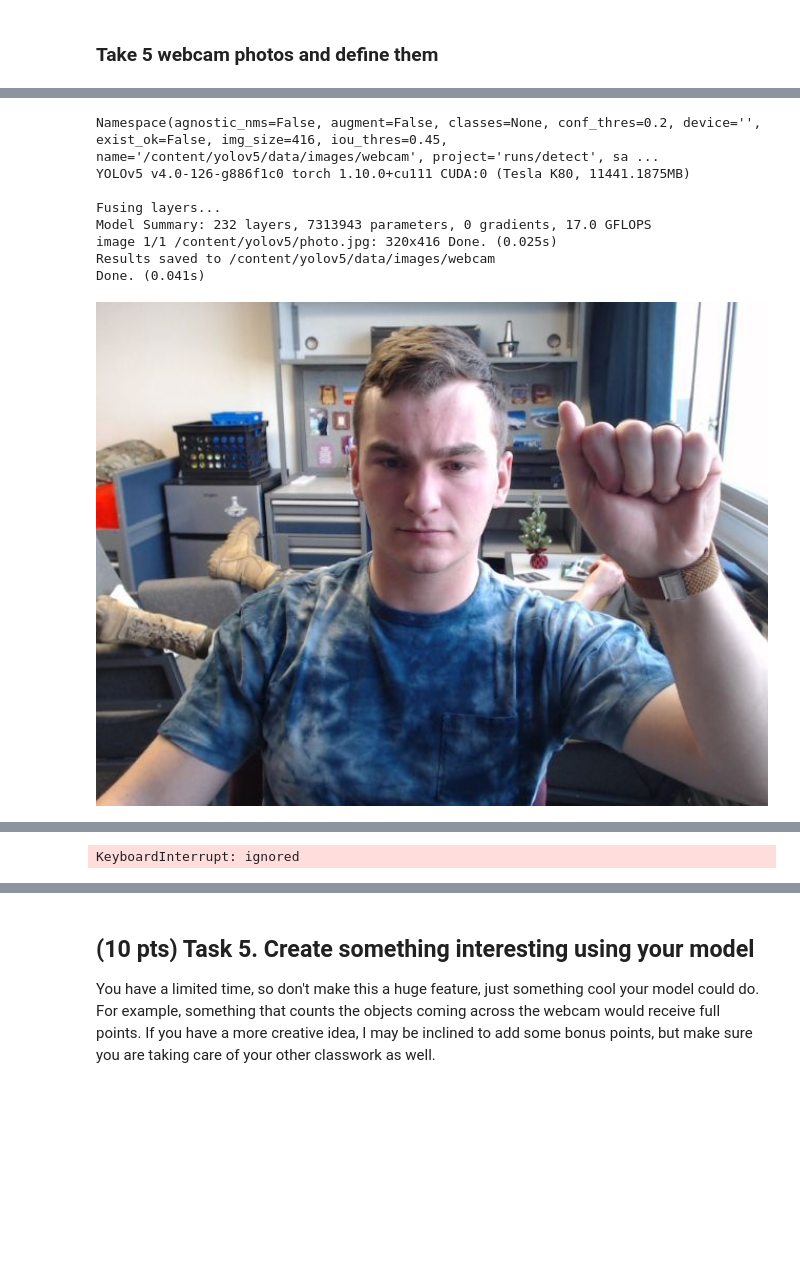
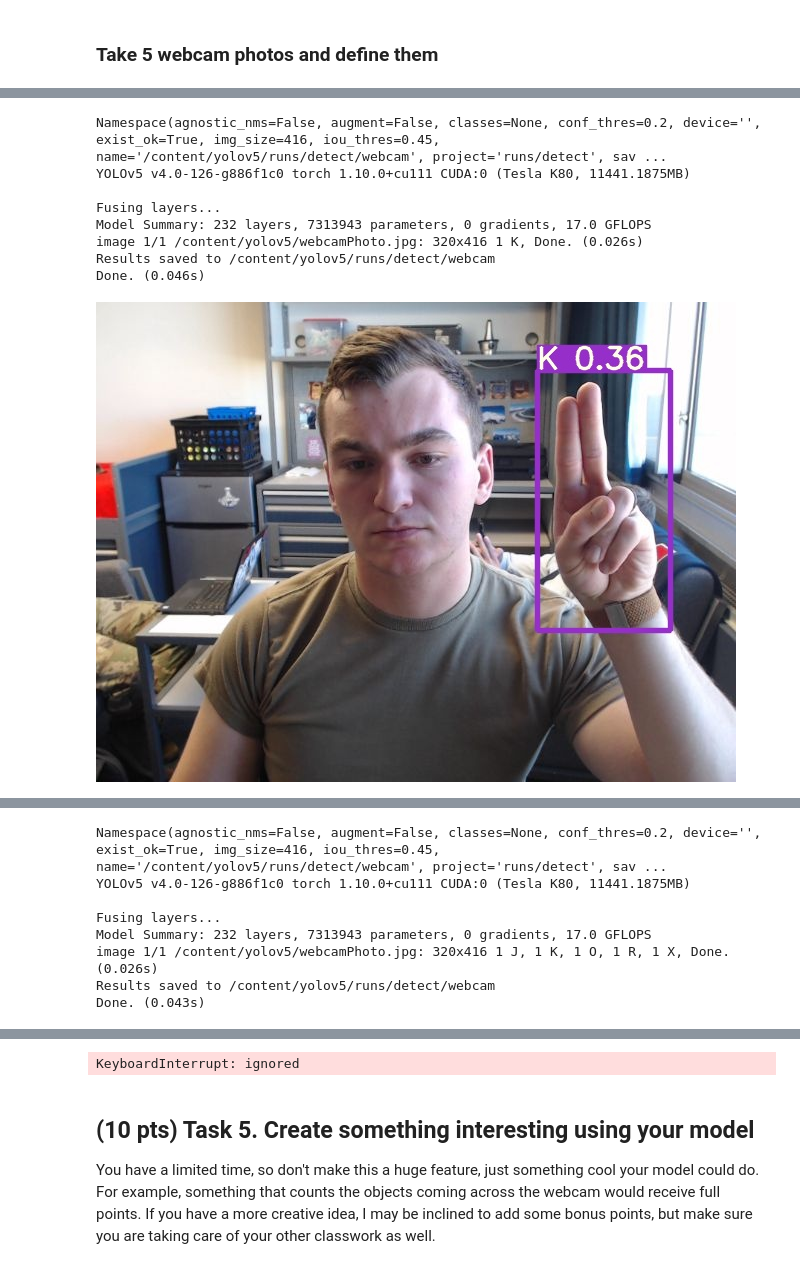
Before and after one commit to USAFADFCS/cs471-pex-5-fall-2021-jimmy-mcgoldrick, a Jupyter notebook: PEX_5_McGoldrick.ipynb, the cells around one changed output, grey strips where cells are left out. Saved outputs shown, nothing was run; the diff lists cells and outputs as text; code cells hidden in the pictures; blank space fills up the shorter version.

```diff
--- a/PEX_5_McGoldrick.ipynb
+++ b/PEX_5_McGoldrick.ipynb
@@ -267,7 +243,7 @@ Hint: On the left hand side, Google Colab gives you code for accessing your webc
 # %% [markdown]
 ### Create the take_photo() method
 # %%
-def take_photo(filename='photo.jpg', quality=0.8):
+def take_photo(filename='webcamPhoto.jpg', quality=0.8):
   js = Javascript('''
     async function takePhoto(quality) {
       const div = document.createElement('div');
@@ -310,26 +286,35 @@ def take_photo(filename='photo.jpg', quality=0.8):
 # %%
 for i in range(5):
   try:
     filename = take_photo()
     # run the inference model on the image
-    !python detect.py --weights /content/yolov5/runs/train/yolov5s_results/weights/best.pt --img-size 416 --conf 0.2 --name /content/yolov5/data/images/webcam --source photo.jpg
+    !python detect.py --weights /content/yolov5/weights/best.pt --img 416 --conf 0.2 --source webcamPhoto.jpg --name /content/yolov5/runs/detect/webcam --exist-ok
     # print the detection image
-    display(Image(filename='/content/yolov5/data/images/webcam/photo.jpg', width=900))
+    display(Image(filename='/content/yolov5/runs/detect/webcam/webcamPhoto.jpg'))
     print("\n")
 
   except Exception as err:
     # Errors will be thrown if the user does not have a webcam or if they do not grant the page permission to access it.
     print(str(err))
+
+print("complete")
 # %% [output]
 [interactive output not drawn]
-Namespace(agnostic_nms=False, augment=False, classes=None, conf_thres=0.2, device='', exist_ok=False, img_size=416, iou_thres=0.45, name='/content/yolov5/data/images/webcam', project='runs/detect', sa ...
+Namespace(agnostic_nms=False, augment=False, classes=None, conf_thres=0.2, device='', exist_ok=True, img_size=416, iou_thres=0.45, name='/content/yolov5/runs/detect/webcam', project='runs/detect', sav ...
 YOLOv5 v4.0-126-g886f1c0 torch 1.10.0+cu111 CUDA:0 (Tesla K80, 11441.1875MB)
 
 Fusing layers...
 Model Summary: 232 layers, 7313943 parameters, 0 gradients, 17.0 GFLOPS
-image 1/1 /content/yolov5/photo.jpg: 320x416 Done. (0.025s)
-Results saved to /content/yolov5/data/images/webcam
-Done. (0.041s)
+image 1/1 /content/yolov5/webcamPhoto.jpg: 320x416 1 K, Done. (0.026s)
+Results saved to /content/yolov5/runs/detect/webcam
+Done. (0.046s)
-[figure, old version]
+[figure, new version]
 [interactive output not drawn]
-KeyboardInterrupt: ignored
+Namespace(agnostic_nms=False, augment=False, classes=None, conf_thres=0.2, device='', exist_ok=True, img_size=416, iou_thres=0.45, name='/content/yolov5/runs/detect/webcam', project='runs/detect', sav ...
+YOLOv5 v4.0-126-g886f1c0 torch 1.10.0+cu111 CUDA:0 (Tesla K80, 11441.1875MB)
+
+Fusing layers...
+Model Summary: 232 layers, 7313943 parameters, 0 gradients, 17.0 GFLOPS
+image 1/1 /content/yolov5/webcamPhoto.jpg: 320x416 1 J, 1 K, 1 O, 1 R, 1 X, Done. (0.026s)
+Results saved to /content/yolov5/runs/detect/webcam
+Done. (0.043s)
@@ -336,3 +323,4 @@ KeyboardInterrupt: ignored
+KeyboardInterrupt: ignored
 # %% [markdown]
 ## (10 pts) Task 5. Create something interesting using your model
 
```
Also changed, not shown: parts of 11 cells of this notebook.
